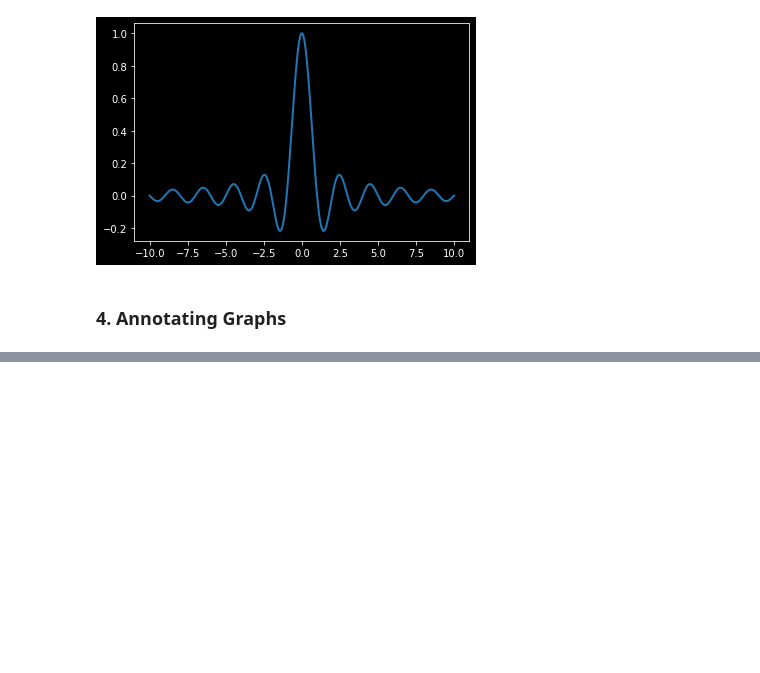
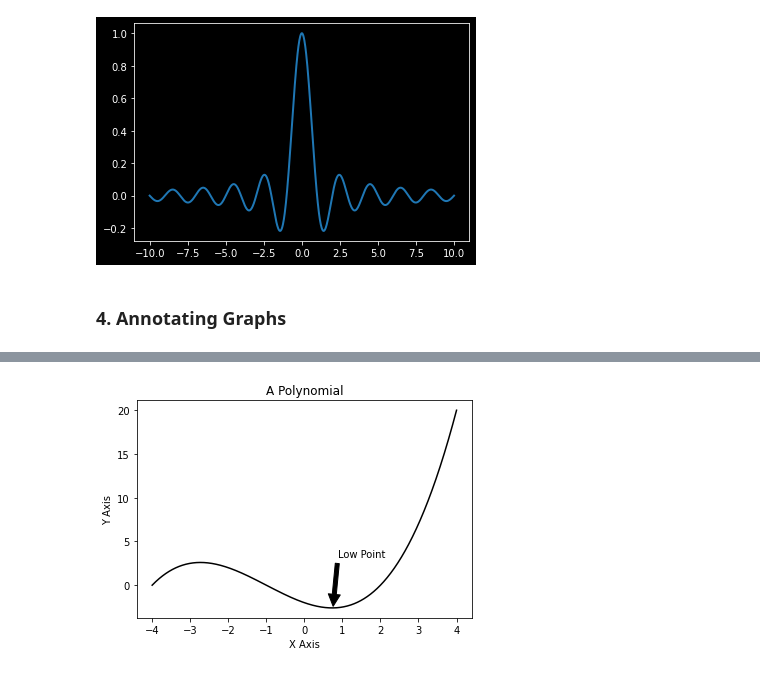
Before and after one commit to nitish-raj/ThePlayground, a Jupyter notebook: Data_Visualization_in_Python_for_Machine_Learning_Engineers.ipynb, the cells around one changed output, grey strips where cells are left out. Saved outputs shown, nothing was run; the diff lists cells and outputs as text; code cells hidden in the pictures; blank space fills up the shorter version.

```diff
--- a/Data_Visualization_in_Python_for_Machine_Learning_Engineers.ipynb
+++ b/Data_Visualization_in_Python_for_Machine_Learning_Engineers.ipynb
@@ -416,0 +449,18 @@ plt.show()
+# %%
+# Adding Arrow to the chart
+
+X = np.linspace(-4,4,1024)
+Y = .25 * (X + 4.) * (X + 1.) * (X - 2.)
+
+plt.title('A Polynomial')
+plt.xlabel('X Axis')
+plt.ylabel('Y Axis')
+
+
+plt.annotate('Low Point', ha = 'center', va = 'bottom' , xytext = (1.5,3.),xy = (0.75,-2.7),
+             arrowprops = {'facecolor':'black','shrink':0.05})
+
+plt.plot(X,Y,c='k')
+plt.show()
+# %% [output]
+[figure, added]
```
Also changed, not shown: parts of 13 cells of this notebook.
